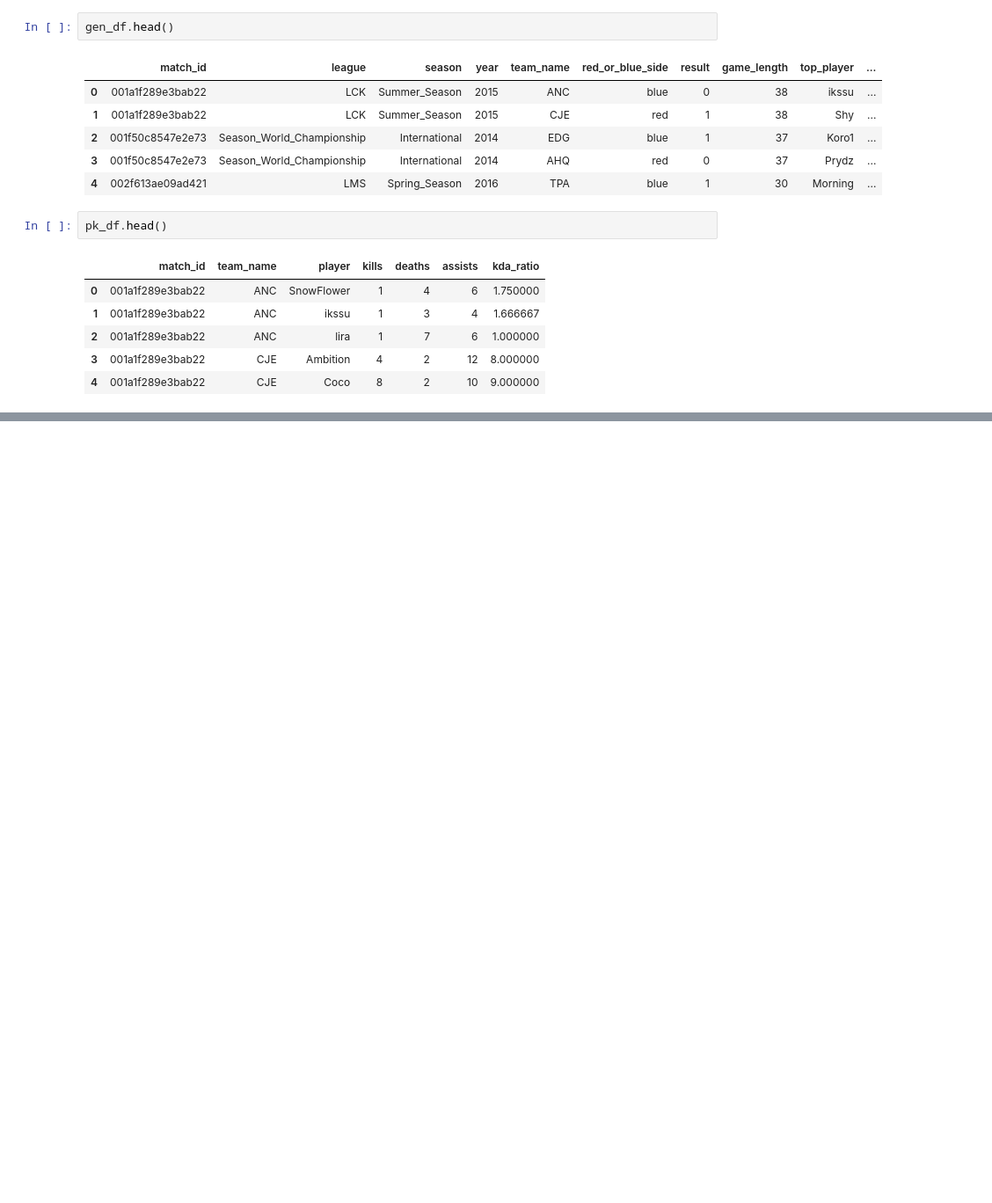
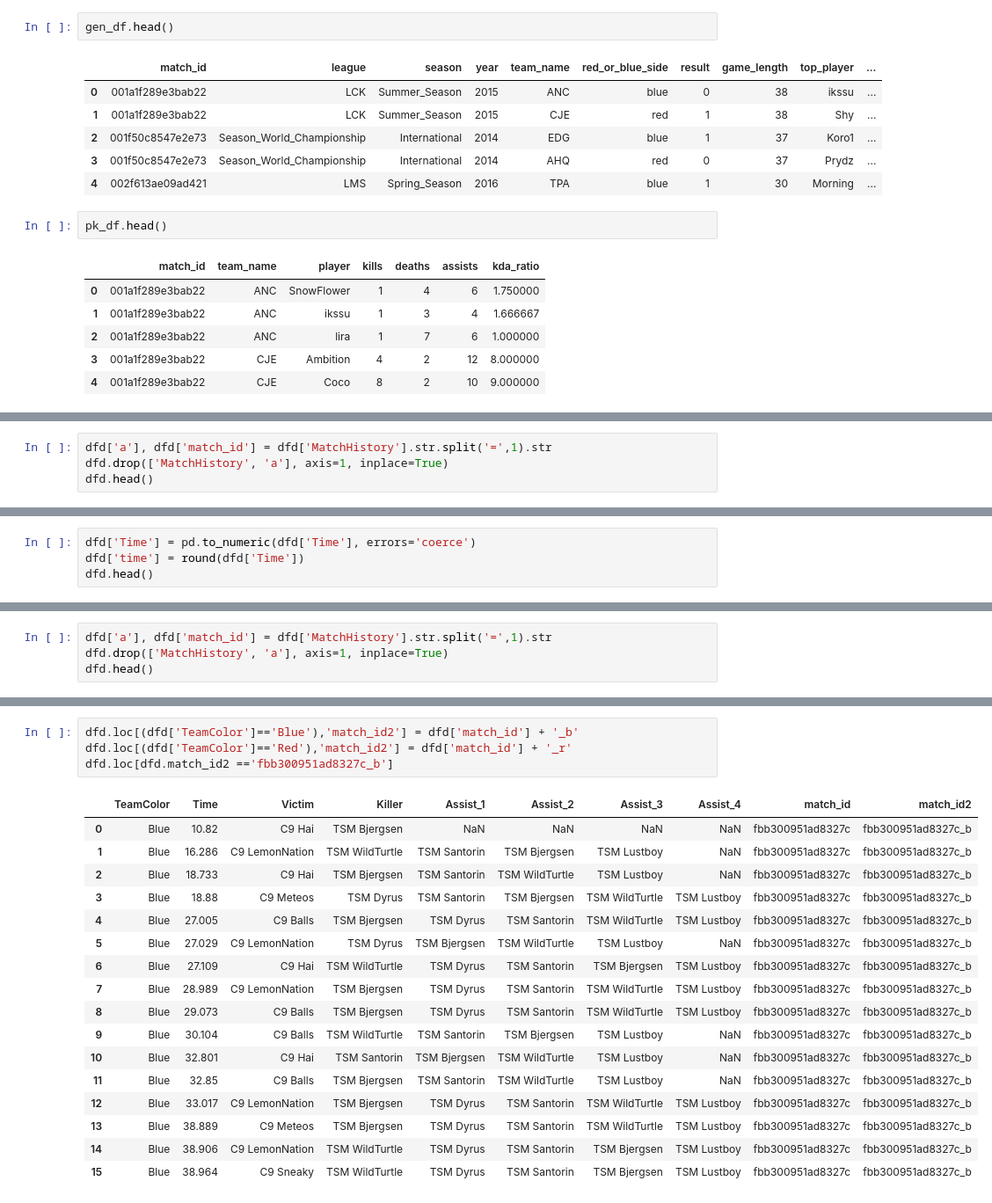
Before and after one commit to MPhillips55/Capstone_Project_2_League_of_Legends, a Jupyter notebook: Machine_Learning/Feature Generation .ipynb, the cells around one changed output, grey strips where cells are left out. Shown at 88% size. Saved outputs shown, nothing was run; the diff lists cells and outputs as text; blank space fills up the shorter version.

```diff
--- a/Machine_Learning/Feature Generation .ipynb
+++ b/Machine_Learning/Feature Generation .ipynb
@@ -36,0 +58,4 @@ dfd = pd.read_csv('deathValues.csv')
+# %%
+dfd['a'], dfd['match_id'] = dfd['MatchHistory'].str.split('=',1).str
+dfd.drop(['MatchHistory', 'a'], axis=1, inplace=True)
+dfd.head()
@@ -45,0 +78,4 @@ dfo.head()
+# %%
+dfd['Time'] = pd.to_numeric(dfd['Time'], errors='coerce')
+dfd['time'] = round(dfd['Time'])
+dfd.head()
@@ -63,0 +282,4 @@ dfd.head()
+# %%
+dfd['a'], dfd['match_id'] = dfd['MatchHistory'].str.split('=',1).str
+dfd.drop(['MatchHistory', 'a'], axis=1, inplace=True)
+dfd.head()
@@ -63,0 +293,22 @@ dfd.head()
+# %%
+dfd.loc[(dfd['TeamColor']=='Blue'),'match_id2'] = dfd['match_id'] + '_b'
+dfd.loc[(dfd['TeamColor']=='Red'),'match_id2'] = dfd['match_id'] + '_r'
+dfd.loc[dfd.match_id2 =='fbb300951ad8327c_b']
+# %% [output]
+|  | TeamColor | Time | Victim | Killer | Assist_1 | Assist_2 | Assist_3 | Assist_4 | match_id | match_id2 |
+| 0 | Blue | 10.82 | C9 Hai | TSM Bjergsen | NaN | NaN | NaN | NaN | fbb300951ad8327c | fbb300951ad8327c_b |
+| 1 | Blue | 16.286 | C9 LemonNation | TSM WildTurtle | TSM Santorin | TSM Bjergsen | TSM Lustboy | NaN | fbb300951ad8327c | fbb300951ad8327c_b |
+| 2 | Blue | 18.733 | C9 Hai | TSM Bjergsen | TSM Santorin | TSM WildTurtle | TSM Lustboy | NaN | fbb300951ad8327c | fbb300951ad8327c_b |
+| 3 | Blue | 18.88 | C9 Meteos | TSM Dyrus | TSM Santorin | TSM Bjergsen | TSM WildTurtle | TSM Lustboy | fbb300951ad8327c | fbb300951ad8327c_b |
+| 4 | Blue | 27.005 | C9 Balls | TSM Bjergsen | TSM Dyrus | TSM Santorin | TSM WildTurtle | TSM Lustboy | fbb300951ad8327c | fbb300951ad8327c_b |
+| 5 | Blue | 27.029 | C9 LemonNation | TSM Dyrus | TSM Bjergsen | TSM WildTurtle | TSM Lustboy | NaN | fbb300951ad8327c | fbb300951ad8327c_b |
+| 6 | Blue | 27.109 | C9 Hai | TSM WildTurtle | TSM Dyrus | TSM Santorin | TSM Bjergsen | TSM Lustboy | fbb300951ad8327c | fbb300951ad8327c_b |
+| 7 | Blue | 28.989 | C9 LemonNation | TSM Bjergsen | TSM Dyrus | TSM Santorin | TSM WildTurtle | TSM Lustboy | fbb300951ad8327c | fbb300951ad8327c_b |
+| 8 | Blue | 29.073 | C9 Balls | TSM Bjergsen | TSM Dyrus | TSM Santorin | TSM WildTurtle | TSM Lustboy | fbb300951ad8327c | fbb300951ad8327c_b |
+| 9 | Blue | 30.104 | C9 Balls | TSM WildTurtle | TSM Santorin | TSM Bjergsen | TSM Lustboy | NaN | fbb300951ad8327c | fbb300951ad8327c_b |
+| 10 | Blue | 32.801 | C9 Hai | TSM Santorin | TSM Bjergsen | TSM WildTurtle | TSM Lustboy | NaN | fbb300951ad8327c | fbb300951ad8327c_b |
+| 11 | Blue | 32.85 | C9 Balls | TSM Bjergsen | TSM Santorin | TSM WildTurtle | TSM Lustboy | NaN | fbb300951ad8327c | fbb300951ad8327c_b |
+| 12 | Blue | 33.017 | C9 LemonNation | TSM Bjergsen | TSM Dyrus | TSM Santorin | TSM WildTurtle | TSM Lustboy | fbb300951ad8327c | fbb300951ad8327c_b |
+| 13 | Blue | 38.889 | C9 Meteos | TSM Bjergsen | TSM Dyrus | TSM Santorin | TSM WildTurtle | TSM Lustboy | fbb300951ad8327c | fbb300951ad8327c_b |
+| 14 | Blue | 38.906 | C9 LemonNation | TSM WildTurtle | TSM Dyrus | TSM Santorin | TSM Bjergsen | TSM Lustboy | fbb300951ad8327c | fbb300951ad8327c_b |
+| 15 | Blue | 38.964 | C9 Sneaky | TSM WildTurtle | TSM Dyrus | TSM Santorin | TSM Bjergsen | TSM Lustboy | fbb300951ad8327c | fbb300951ad8327c_b |
```
Also changed, not shown: parts of 36 cells of this notebook.
